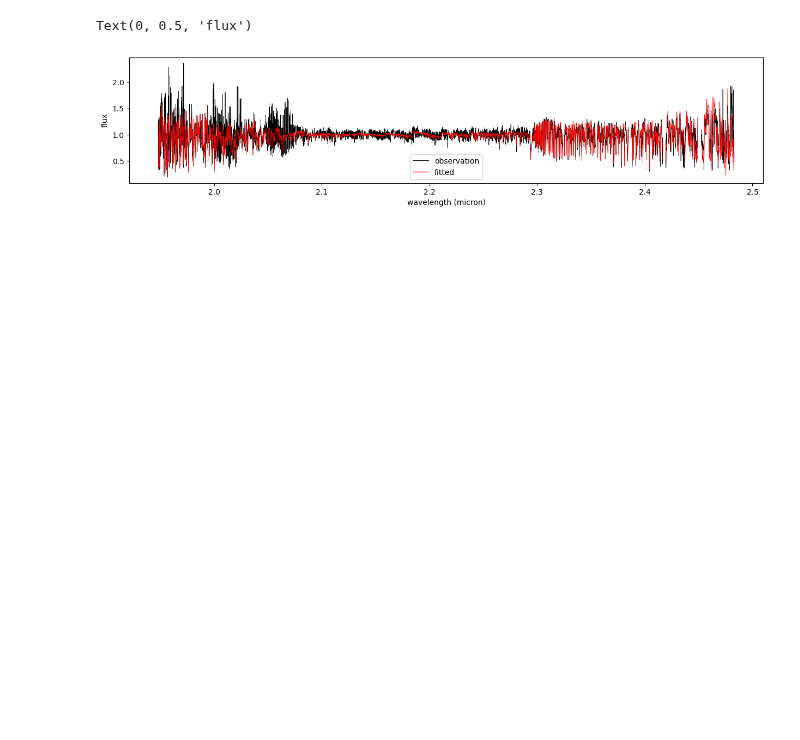
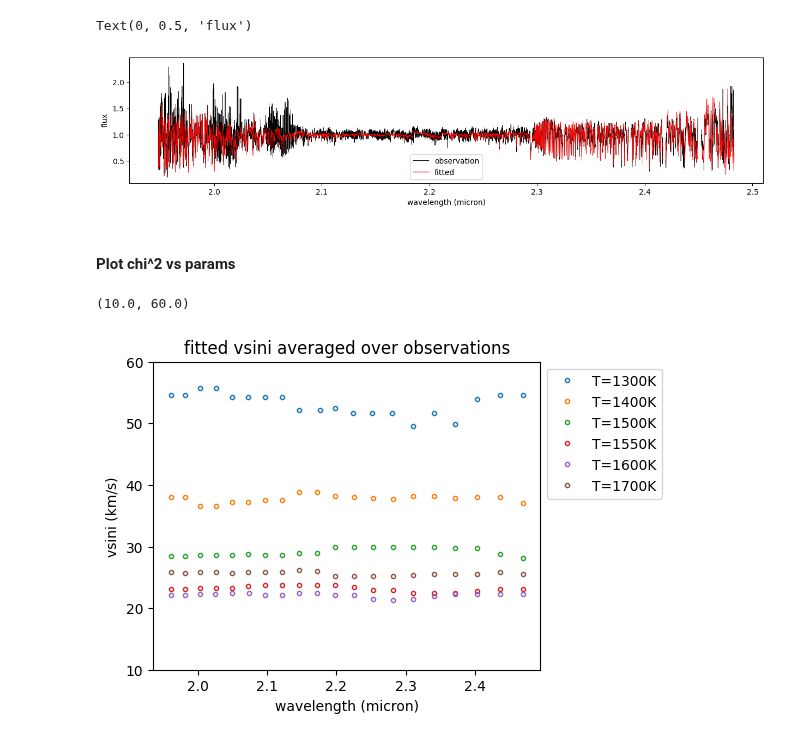
Before and after one commit to alphalyncis/dopplerimg, a Jupyter notebook: code/fit_IGRINS.ipynb, the cells around one changed output. Cells and saved outputs as stored; diff of their text form; code cells hidden in the pictures; blank space fills up the shorter version.

Commit message:
IGRINS fit Teff grid

```diff
--- a/code/fit_IGRINS.ipynb
+++ b/code/fit_IGRINS.ipynb
@@ -151,3 +137,49 @@ plt.ylabel("flux")
 # %% [output]
 Text(0, 0.5, 'flux')
 [figure]
+# %% [markdown]
+#### Plot chi^2 vs params
+# %%
+chipmods = {}
+chiplams = {}
+chisq = {}
+vsini = {}
+rv = {}
+modellist = []
+for f in sorted(glob.glob("result/IGRINS_W1049B_chipmods_*.fits")):
+    modelname = f.split("_")[-1][:12]
+    chipmods[modelname] = fits.getdata(f)
+    #chipmods[modelname] = np.median(chipmods[modelname], axis=0) # avg over 56 obs
+    modellist.append(modelname)
+for f in sorted(glob.glob("result/IGRINS_W1049B_chiplams_*.fits")):
+    modelname = f.split("_")[-1][:12]
+    chiplams[modelname] = fits.getdata(f)
+    #chiplams[modelname] = np.median(chiplams[modelname], axis=0) # avg over 56 obs
+for f in sorted(glob.glob("result/IGRINS_W1049B_*.txt")):
+    modelname = f.split("_")[-1][:12]
+    results = Table.read(f, format='ascii')
+    chisq[modelname] = results['chisq']
+    vsini[modelname] = results['vsini']
+    rv[modelname] = results['rv']
+# %%
+plt.figure(figsize=(5,4))
+for model in modellist:
+
+    lam_points = np.median(chiplams[model], axis=2).flatten() # plot all points
+    vsini_points = vsini[model].flatten() # plot all points
+
+    lam_points = np.median(np.median(chiplams[model], axis=0), axis=1) # plot one point per wl
+    vsini_points = np.median(vsini[model].reshape((56, 20)), axis=0)
+
+    plt.plot(lam_points, vsini_points, ".", mfc="none", label=f"T={float(model[4:8])*100:.0f}K")
+    plt.xlabel("wavelength (micron)")
+    plt.ylabel("vsini (km/s)")
+    plt.legend(bbox_to_anchor=(1, 1))
+
+    plt.title("fitted vsini for each observation")
+    plt.title("fitted vsini averaged over observations")
+
+plt.ylim(10,60)
+# %% [output]
+(10.0, 60.0)
+[figure, added]
```
Also changed, not shown: parts of 21 cells of this notebook, 29 other files.
